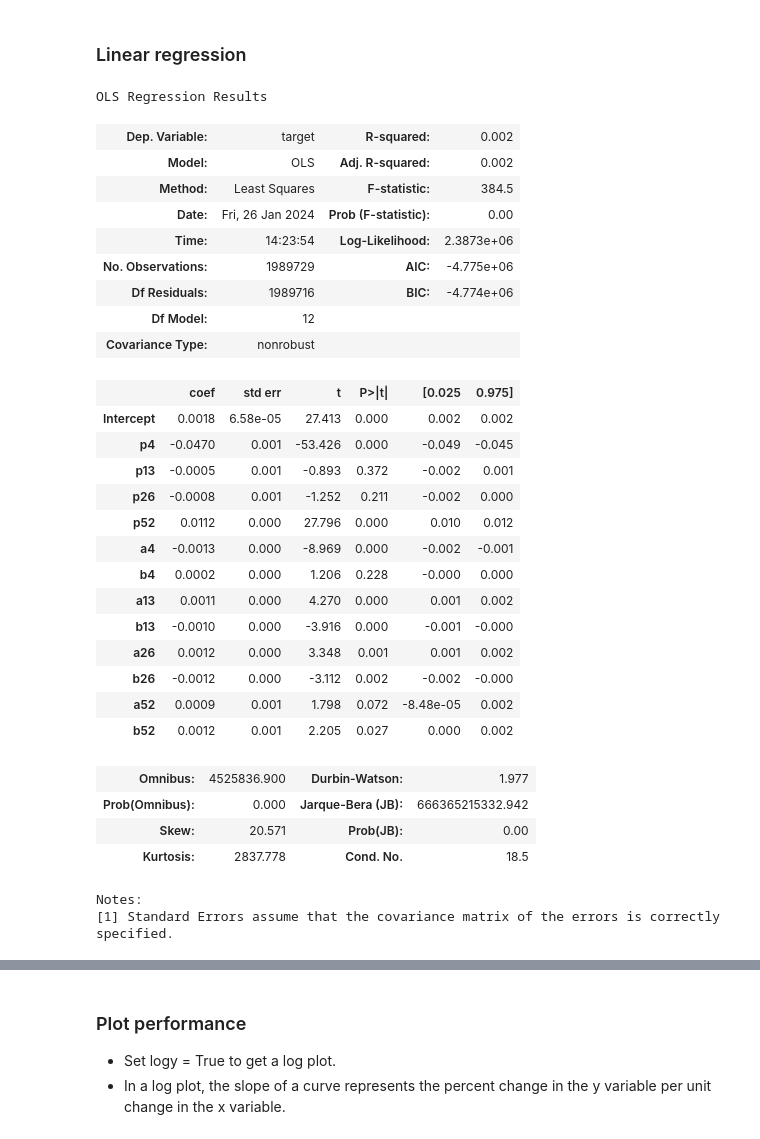
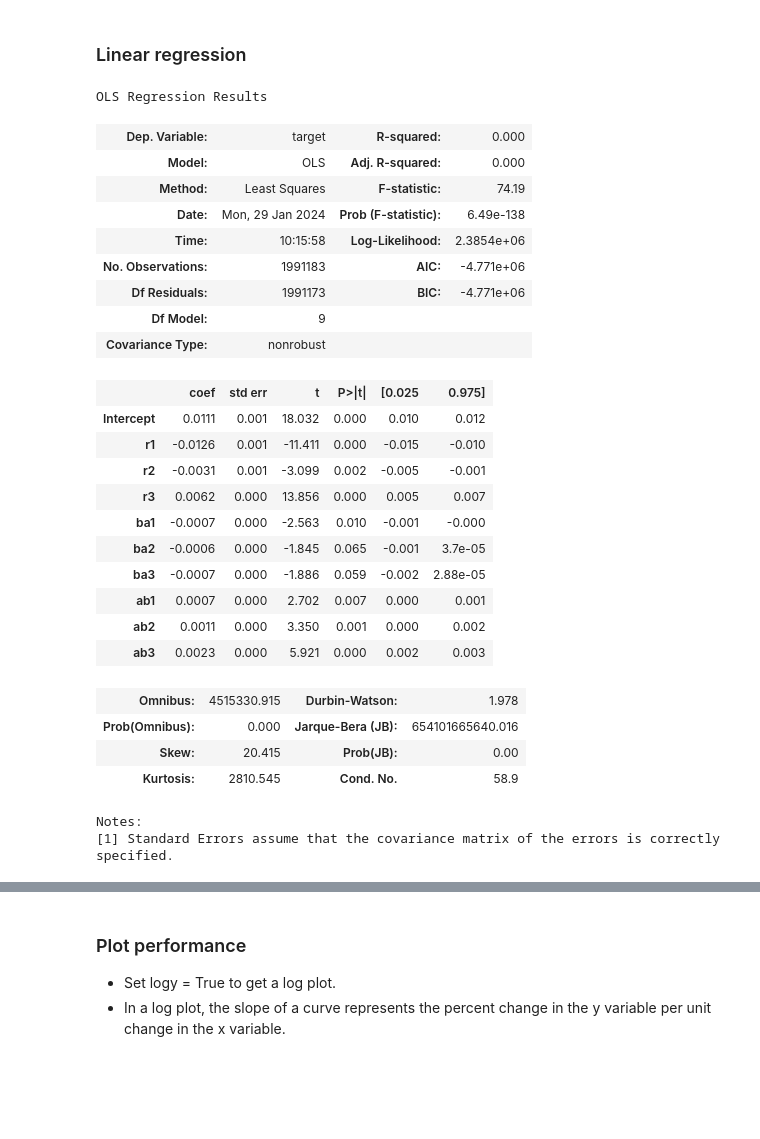
Before and after one commit to learn-investments/mgmt767, a Jupyter notebook: notebooks/05_moving_averages.ipynb, the cells around one changed output, grey strips where cells are left out. Cells and saved outputs as stored; diff of their text form; code cells hidden in the pictures; blank space fills up the shorter version.

```diff
--- a/notebooks/05_moving_averages.ipynb
+++ b/notebooks/05_moving_averages.ipynb
@@ -60,10 +54,9 @@ ma26 = price.groupby("ticker", group_keys=False).rolling(26).closeadj.mean()
 ma52 = price.groupby("ticker", group_keys=False).rolling(52).closeadj.mean()
 for d in [ma4, ma13, ma26, ma52]:
     d.index = d.index.droplevel(0)
-p4 = np.log(price.closeadj/ma4)
-p13 = np.log(ma4/ma13)
-p26 = np.log(ma13/ma26)
-p52 = np.log(ma26/ma52)
+ratio_4_13 = ma4/ma13
+ratio_4_26 = ma4/ma26
+ratio_4_52 = ma4/ma52
 # %% [markdown]
 ### Compute dummy variables for crossovers as additional predictors
 
@@ -90,3 +65,14 @@ b52 = 1 * ((p52_lag>0) & (p52<0))
+# %%
+ratio_4_13_lag = ratio_4_13.groupby("ticker", group_keys=False).shift()
+ratio_4_26_lag = ratio_4_26.groupby("ticker", group_keys=False).shift()
+ratio_4_52_lag = ratio_4_52.groupby("ticker", group_keys=False).shift()
+
+below_to_above_4_13 = 1 * ((ratio_4_13_lag<1) & (ratio_4_13>1))
+above_to_below_4_13 = 1 * ((ratio_4_13_lag>1) & (ratio_4_13<1))
+below_to_above_4_26 = 1 * ((ratio_4_26_lag<1) & (ratio_4_26>1))
+above_to_below_4_26 = 1 * ((ratio_4_26_lag>1) & (ratio_4_26<1))
+below_to_above_4_52 = 1 * ((ratio_4_52_lag<1) & (ratio_4_52>1))
+above_to_below_4_52 = 1 * ((ratio_4_52_lag>1) & (ratio_4_52<1))
 # %% [markdown]
 ### Example
 
@@ -124,14 +118,15 @@ plt.show()
 # %%
 df = pd.concat(
     (
-        ret, target, price.closeadj, p4, p13, p26, p52,
-        a4, b4, a13, b13, a26, b26, a52, b52
+        ret, target, price.closeadj, ratio_4_13, ratio_4_26, ratio_4_52,
+        below_to_above_4_13, below_to_above_4_26, below_to_above_4_52,
+        above_to_below_4_13, above_to_below_4_26, above_to_below_4_52
     ),
     axis=1
 )
 df.columns = [
-    "ret", "target", "price", "p4", "p13", "p26", "p52",
-    "a4", "b4", "a13", "b13", "a26", "b26", "a52", "b52"
+    "ret", "target", "price", "r1", "r2", "r3",
+    "ba1", "ba2", "ba3", "ab1", "ab2", "ab3"
 ]
 df["ret"] = df.groupby("ticker", group_keys=False).ret.shift(-1)
 df["target"] = df.groupby("ticker", group_keys=False).target.shift(-1)
@@ -142,44 +137,40 @@ df = df.reset_index()
 
 df["year"] = df.date.map(lambda x: x.year)
 df = df.sort_values(by=["date", "ticker"])
-df.to_csv("df.csv")
+# df.to_csv("df.csv")
 # %% [markdown]
 ### Linear regression
 # %%
 string = """
-    target ~ p4 + p13 + p26 + p52
-    + a4 + b4 + a13 + b13 + a26 + b26 + a52 + b52
+    target ~ r1 + r2 + r3 + ba1 + ba2 + ba3 + ab1 + ab2 + ab3
 """
 result = smf.ols(string, df).fit()
 result.summary()
 # %% [output]
 OLS Regression Results
-| Dep. Variable: | target | R-squared: | 0.002 |
-| Model: | OLS | Adj. R-squared: | 0.002 |
-| Method: | Least Squares | F-statistic: | 384.5 |
-| Date: | Fri, 26 Jan 2024 | Prob (F-statistic): | 0.00 |
-| Time: | 14:23:54 | Log-Likelihood: | 2.3873e+06 |
-| No. Observations: | 1989729 | AIC: | -4.775e+06 |
-| Df Residuals: | 1989716 | BIC: | -4.774e+06 |
-| Df Model: | 12 |  |  |
+| Dep. Variable: | target | R-squared: | 0.000 |
+| Model: | OLS | Adj. R-squared: | 0.000 |
+| Method: | Least Squares | F-statistic: | 74.19 |
+| Date: | Mon, 29 Jan 2024 | Prob (F-statistic): | 6.49e-138 |
+| Time: | 10:15:58 | Log-Likelihood: | 2.3854e+06 |
+| No. Observations: | 1991183 | AIC: | -4.771e+06 |
+| Df Residuals: | 1991173 | BIC: | -4.771e+06 |
+| Df Model: | 9 |  |  |
 | Covariance Type: | nonrobust |  |  |
 |  | coef | std err | t | P>|t| | [0.025 | 0.975] |
-| Intercept | 0.0018 | 6.58e-05 | 27.413 | 0.000 | 0.002 | 0.002 |
-| p4 | -0.0470 | 0.001 | -53.426 | 0.000 | -0.049 | -0.045 |
-| p13 | -0.0005 | 0.001 | -0.893 | 0.372 | -0.002 | 0.001 |
-| p26 | -0.0008 | 0.001 | -1.252 | 0.211 | -0.002 | 0.000 |
-| p52 | 0.0112 | 0.000 | 27.796 | 0.000 | 0.010 | 0.012 |
-| a4 | -0.0013 | 0.000 | -8.969 | 0.000 | -0.002 | -0.001 |
-| b4 | 0.0002 | 0.000 | 1.206 | 0.228 | -0.000 | 0.000 |
-| a13 | 0.0011 | 0.000 | 4.270 | 0.000 | 0.001 | 0.002 |
-| b13 | -0.0010 | 0.000 | -3.916 | 0.000 | -0.001 | -0.000 |
-| a26 | 0.0012 | 0.000 | 3.348 | 0.001 | 0.001 | 0.002 |
-| b26 | -0.0012 | 0.000 | -3.112 | 0.002 | -0.002 | -0.000 |
-| a52 | 0.0009 | 0.001 | 1.798 | 0.072 | -8.48e-05 | 0.002 |
-| b52 | 0.0012 | 0.001 | 2.205 | 0.027 | 0.000 | 0.002 |
+| Intercept | 0.0111 | 0.001 | 18.032 | 0.000 | 0.010 | 0.012 |
+| r1 | -0.0126 | 0.001 | -11.411 | 0.000 | -0.015 | -0.010 |
+| r2 | -0.0031 | 0.001 | -3.099 | 0.002 | -0.005 | -0.001 |
+| r3 | 0.0062 | 0.000 | 13.856 | 0.000 | 0.005 | 0.007 |
+| ba1 | -0.0007 | 0.000 | -2.563 | 0.010 | -0.001 | -0.000 |
+| ba2 | -0.0006 | 0.000 | -1.845 | 0.065 | -0.001 | 3.7e-05 |
+| ba3 | -0.0007 | 0.000 | -1.886 | 0.059 | -0.002 | 2.88e-05 |
+| ab1 | 0.0007 | 0.000 | 2.702 | 0.007 | 0.000 | 0.001 |
+| ab2 | 0.0011 | 0.000 | 3.350 | 0.001 | 0.000 | 0.002 |
+| ab3 | 0.0023 | 0.000 | 5.921 | 0.000 | 0.002 | 0.003 |
-| Omnibus: | 4525836.900 | Durbin-Watson: | 1.977 |
-| Prob(Omnibus): | 0.000 | Jarque-Bera (JB): | 666365215332.942 |
-| Skew: | 20.571 | Prob(JB): | 0.00 |
-| Kurtosis: | 2837.778 | Cond. No. | 18.5 |
+| Omnibus: | 4515330.915 | Durbin-Watson: | 1.978 |
+| Prob(Omnibus): | 0.000 | Jarque-Bera (JB): | 654101665640.016 |
+| Skew: | 20.415 | Prob(JB): | 0.00 |
+| Kurtosis: | 2810.545 | Cond. No. | 58.9 |
 Notes:
 [1] Standard Errors assume that the covariance matrix of the errors is correctly specified.
```
Also changed, not shown: parts of 15 cells of this notebook.
